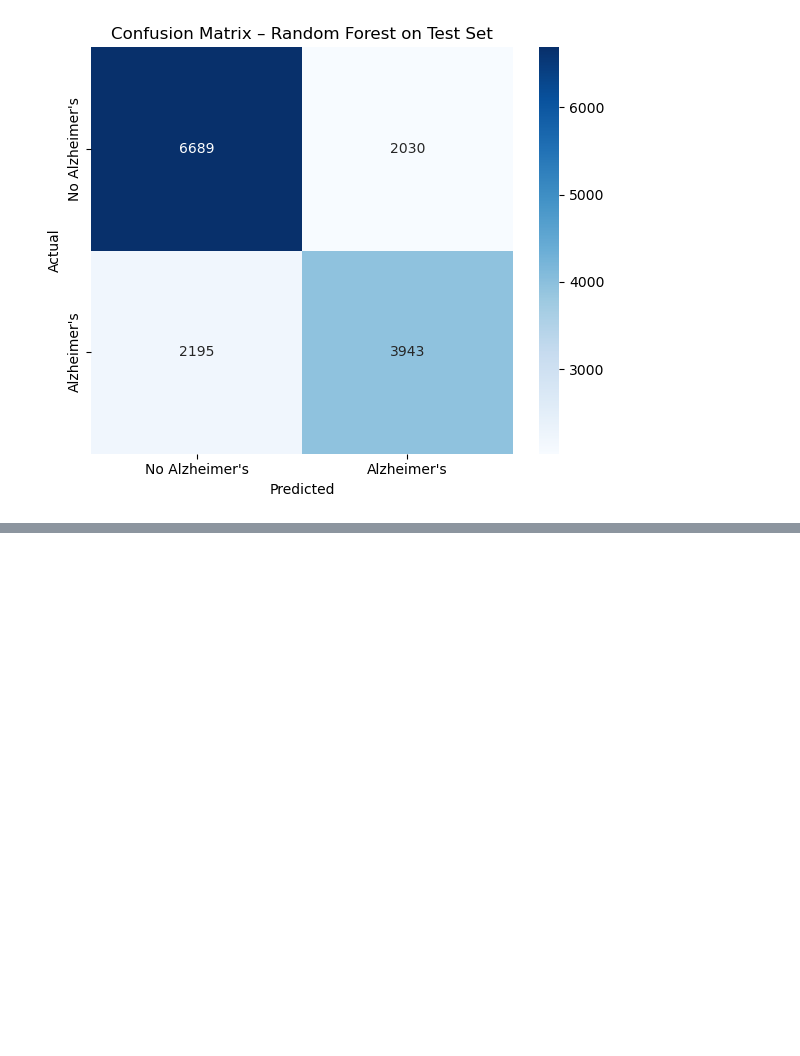
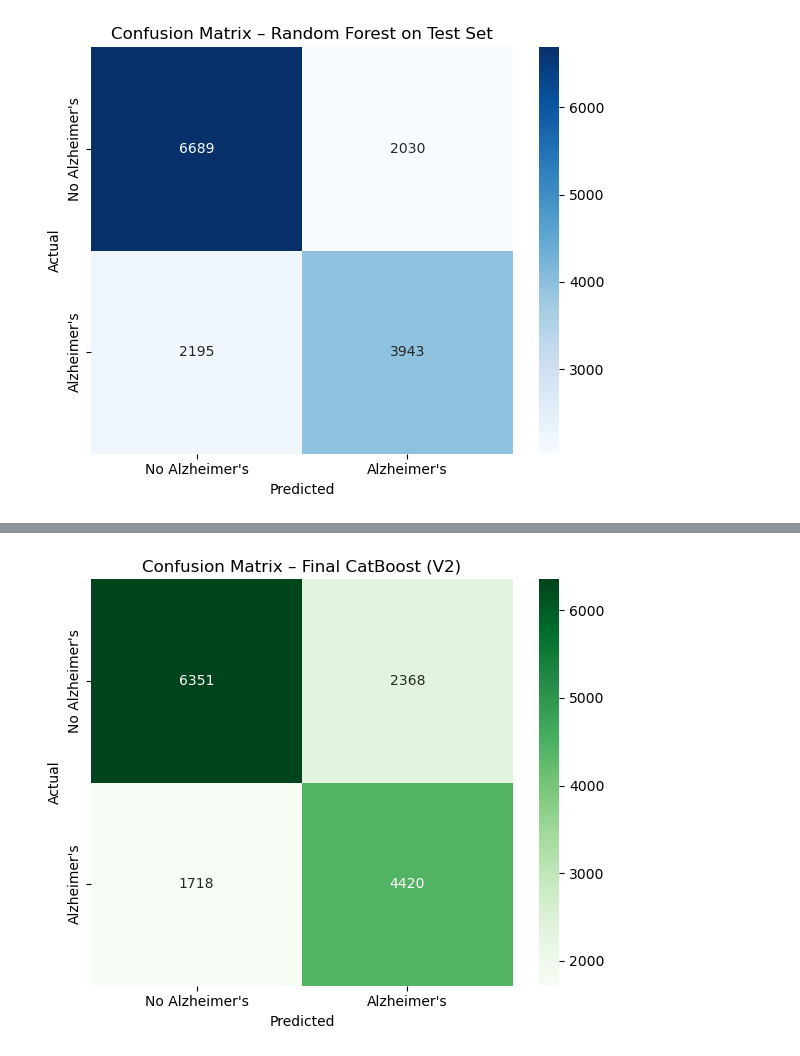
Before and after one commit to ileontios03/EPL448_Project, a Jupyter notebook: approach_A.ipynb, the cells around one changed output, grey strips where cells are left out. Cells and saved outputs as stored; diff of their text form; code cells hidden in the pictures; blank space fills up the shorter version.

```diff
--- a/approach_A.ipynb
+++ b/approach_A.ipynb
@@ -615,7 +615,7 @@ plt.show()
 # %%
 # Define feature groups
 num_features = ['Age', 'Education Level', 'BMI', 'Cognitive Test Score']
-features_to_scale = ['Age', 'Cognitive Test Score']  # from your V1/V2
+features_to_scale = ['Age', 'Education Level', 'BMI', 'Cognitive Test Score']  # from your V1/V2
 cat_features = X.select_dtypes(include='object').columns.tolist()
 # %%
 from sklearn.pipeline import Pipeline
@@ -739,0 +740,13 @@ Test F1 score: 0.7255
+# %%
+final_model = best_estimators['cat_v2']
+
+# Evaluate final model
+y_train_pred = final_model.predict(X_train)
+y_test_pred = final_model.predict(X_test)
+
+from sklearn.metrics import f1_score, classification_report
+
+print("F1 score on training dataset:", f1_score(y_train, y_train_pred, average='weighted'))
+print("F1 score on test dataset:", f1_score(y_test, y_test_pred, average='weighted'))
+print("\nClassification Report on Test Set:")
+print(classification_report(y_test, y_test_pred))
@@ -739,0 +766,17 @@ Test F1 score: 0.7255
+# %%
+from sklearn.metrics import confusion_matrix
+import seaborn as sns
+import matplotlib.pyplot as plt
+
+cm = confusion_matrix(y_test, y_test_pred)
+labels = ['No Alzheimer\'s', 'Alzheimer\'s']
+
+plt.figure(figsize=(6, 5))
+sns.heatmap(cm, annot=True, fmt='d', cmap='Greens', xticklabels=labels, yticklabels=labels)
+plt.xlabel('Predicted')
+plt.ylabel('Actual')
+plt.title('Confusion Matrix – Final CatBoost (V2)')
+plt.tight_layout()
+plt.show()
+# %% [output]
+[figure, added]
```
Also changed, not shown: parts of 2 cells of this notebook.
